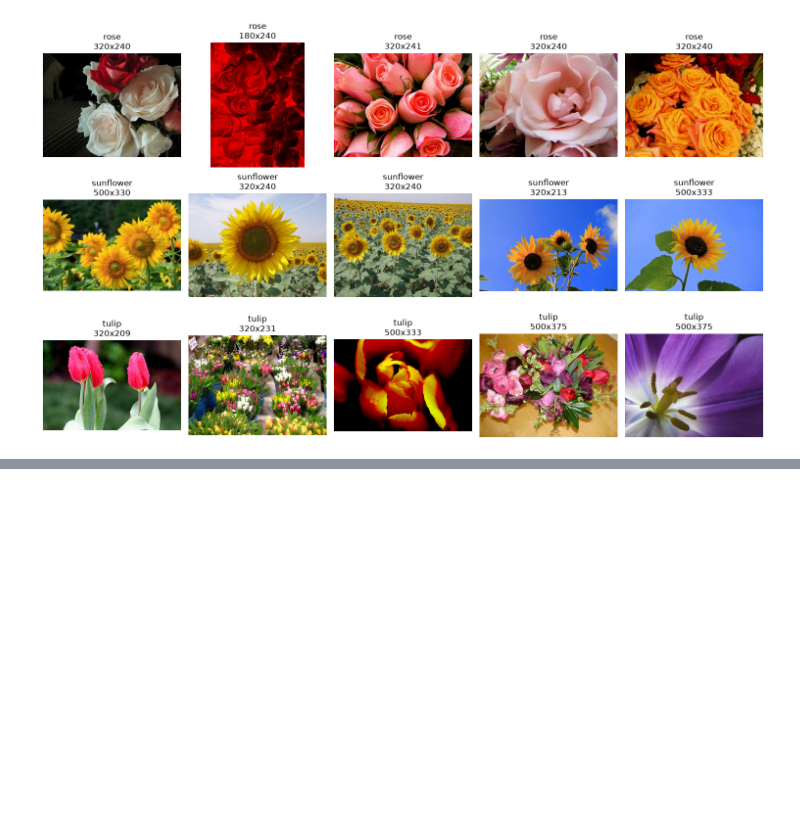
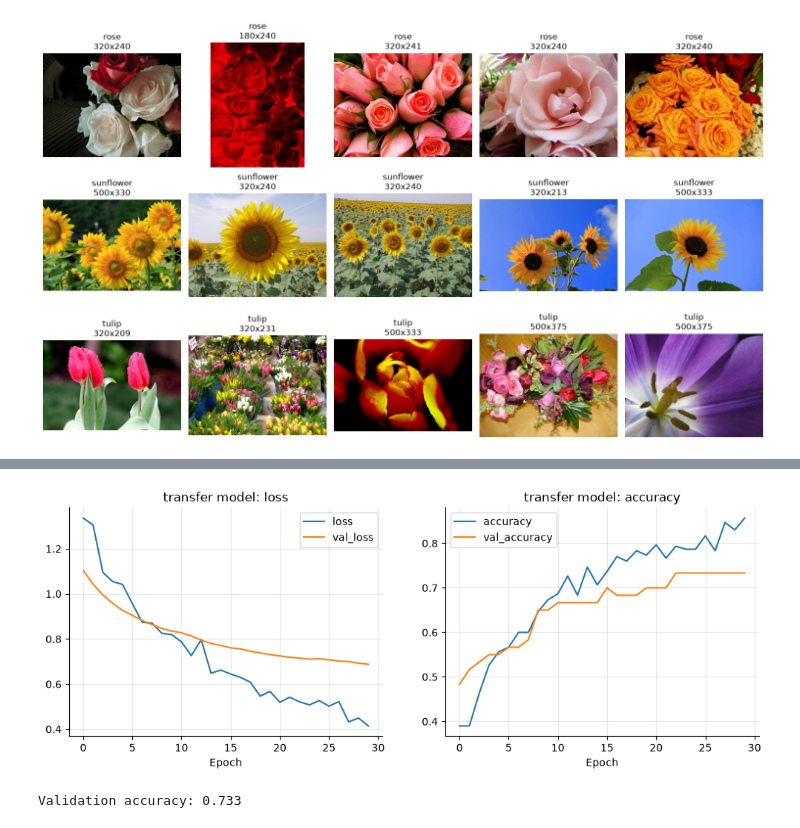
Before and after one commit to khaldounalhanawi/amle-project-flowers, a Jupyter notebook: 01_flower_classification_project.ipynb, the cells around one changed output, grey strips where cells are left out. Saved outputs shown, nothing was run; the diff lists cells and outputs as text; code cells hidden in the pictures; blank space fills up the shorter version.

Commit message:
models saved

```diff
--- a/01_flower_classification_project.ipynb
+++ b/01_flower_classification_project.ipynb
@@ -168,0 +175,20 @@ AttributeError: 'tensorflow.python.framework.ops.EagerTensor' object has no attr
+# %%
+def compile_and_fit(model, epochs, learning_rate=1e-3, initial_epoch=0):
+    """Compile a classifier with Adam and train it on the bean images; return the learning curves."""
+    model.compile(
+        loss="sparse_categorical_crossentropy",
+        optimizer=keras.optimizers.Adam(learning_rate=learning_rate),
+        metrics=["accuracy"],
+    )
+    history = model.fit(
+        train_ds, validation_data=valid_ds, epochs=epochs, initial_epoch=initial_epoch, verbose=0
+    )
+    return pd.DataFrame(history.history, index=history.epoch)
+
+
+def plot_curves(logs, title):
+    """Plot the training and validation loss and accuracy of one run."""
+    fig, (ax_loss, ax_acc) = plt.subplots(1, 2, figsize=(12, 4))
+    logs[["loss", "val_loss"]].plot(ax=ax_loss, xlabel="Epoch", title=f"{title}: loss")
+    logs[["accuracy", "val_accuracy"]].plot(ax=ax_acc, xlabel="Epoch", title=f"{title}: accuracy")
+    plt.show()
@@ -168,0 +251,30 @@ AttributeError: 'tensorflow.python.framework.ops.EagerTensor' object has no attr
+# %%
+
+keras.utils.clear_session()
+keras.utils.set_random_seed(42)
+augmentation = keras.Sequential(
+    [keras.layers.RandomFlip("horizontal"), keras.layers.RandomRotation(0.1), keras.layers.RandomZoom(0.1)]
+)
+transfer_model = keras.Sequential(
+    [
+        keras.Input(shape=IMAGE_SIZE + (3,)),
+        augmentation,
+        keras.layers.Rescaling(scale=1 / 127.5, offset=-1),
+        base2,
+        keras.layers.Dropout(0.2),
+        keras.layers.Dense(units=len(class_names), activation="softmax"),
+    ]
+)
+
+transfer_model.compile(loss="sparse_categorical_crossentropy", optimizer=keras.optimizers.Adam(1e-4), metrics=["accuracy"])
+
+history = transfer_model.fit(train_ds, validation_data=valid_ds, epochs=30, verbose=0)
+
+frozen_logs = pd.DataFrame(history.history, index=history.epoch)
+plot_curves(frozen_logs, "transfer model")
+results={}
+results["transfer_model"] = transfer_model.evaluate(valid_ds, verbose=0)[1]
+print(f"Validation accuracy: {results['transfer_model']:.3f}")
+# %% [output]
+[figure, added]
+Validation accuracy: 0.733
```
Also changed, not shown: parts of 14 cells of this notebook.
